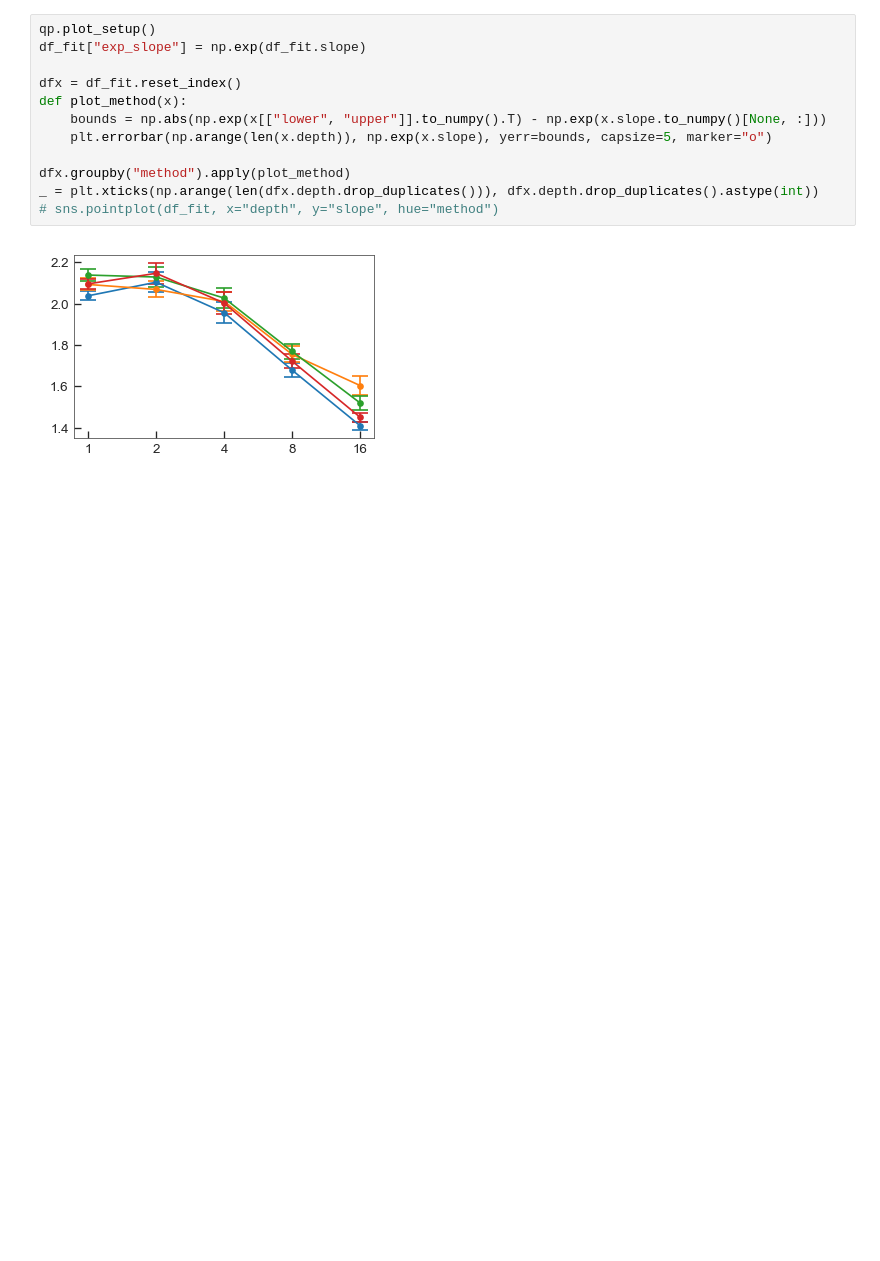
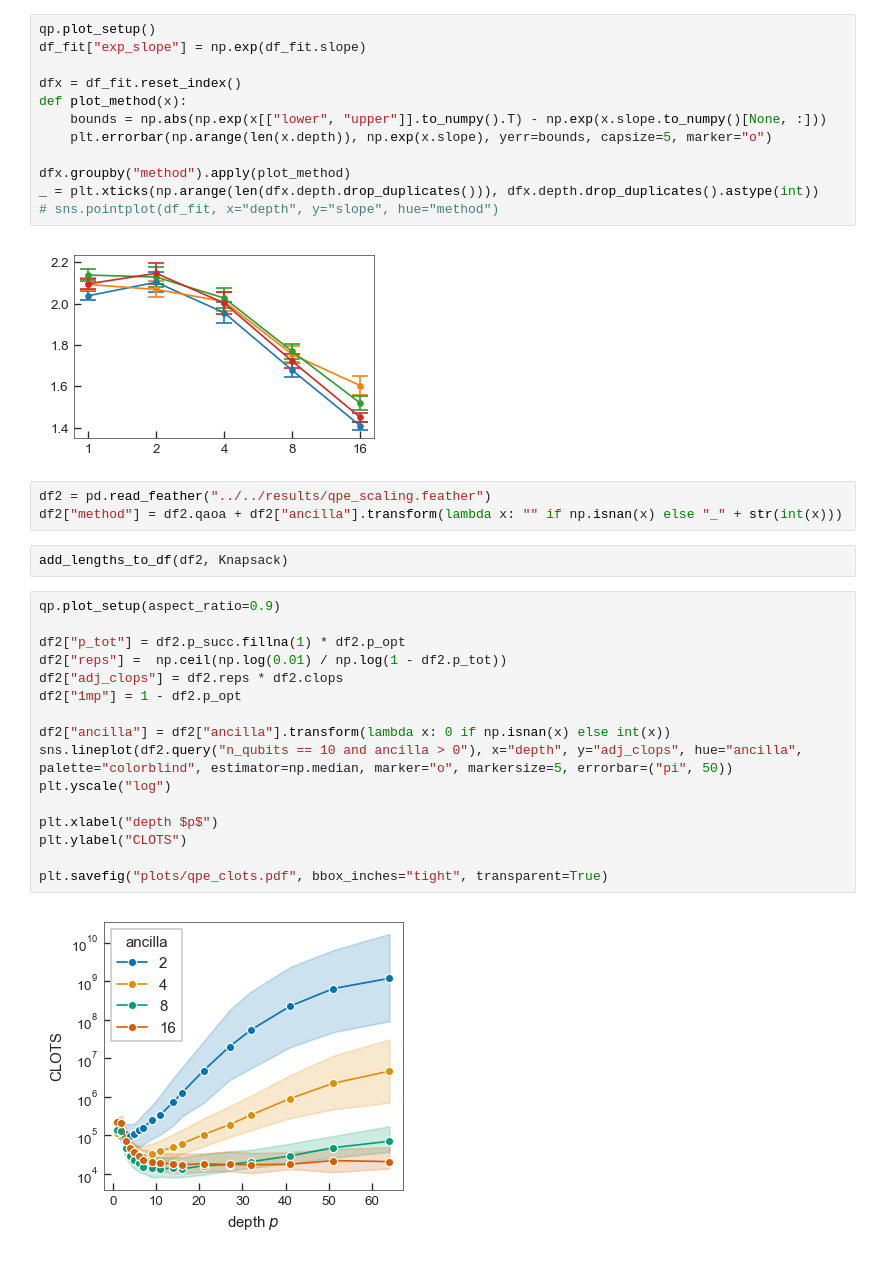
Before and after one commit to dbucher97/fast-qaoa-c, a Jupyter notebook: notebooks/eval/qpe_analysis.ipynb, the cells around one changed output. Saved outputs shown, nothing was run; the diff lists cells and outputs as text; blank space fills up the shorter version.

```diff
--- a/notebooks/eval/qpe_analysis.ipynb
+++ b/notebooks/eval/qpe_analysis.ipynb
@@ -163,3 +163,26 @@ _ = plt.xticks(np.arange(len(dfx.depth.drop_duplicates())), dfx.depth.drop_dupli
 # sns.pointplot(df_fit, x="depth", y="slope", hue="method")
 # %% [output]
 [figure]
+# %%
+df2 = pd.read_feather("../../results/qpe_scaling.feather")
+df2["method"] = df2.qaoa + df2["ancilla"].transform(lambda x: "" if np.isnan(x) else "_" + str(int(x)))
+# %%
+add_lengths_to_df(df2, Knapsack)
+# %%
+qp.plot_setup(aspect_ratio=0.9)
+
+df2["p_tot"] = df2.p_succ.fillna(1) * df2.p_opt
+df2["reps"] =  np.ceil(np.log(0.01) / np.log(1 - df2.p_tot))
+df2["adj_clops"] = df2.reps * df2.clops
+df2["1mp"] = 1 - df2.p_opt
+
+df2["ancilla"] = df2["ancilla"].transform(lambda x: 0 if np.isnan(x) else int(x))
+sns.lineplot(df2.query("n_qubits == 10 and ancilla > 0"), x="depth", y="adj_clops", hue="ancilla", palette="colorblind", estimator=np.median, marker="o", markersize=5, errorbar=("pi", 50))
+plt.yscale("log")
+
+plt.xlabel("depth $p$")
+plt.ylabel("CLOTS")
+
+plt.savefig("plots/qpe_clots.pdf", bbox_inches="tight", transparent=True)
+# %% [output]
+[figure, added]
```
Also changed, not shown: parts of 11 cells of this notebook, 8 other files.
